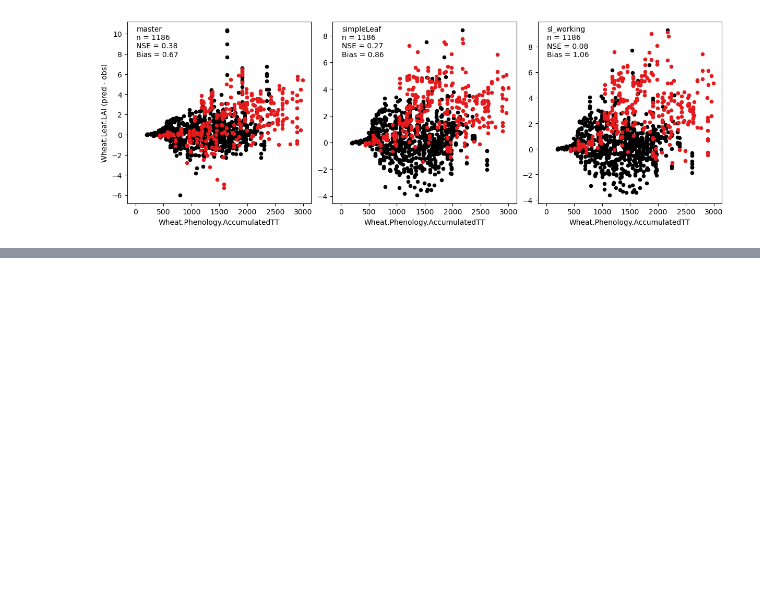
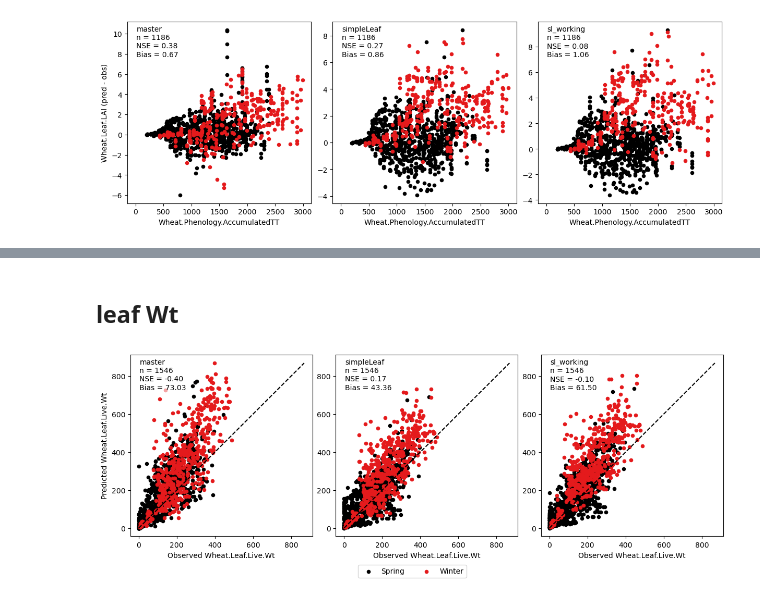
Before and after one commit to HamishBrownPFR/APSIMTools, a Jupyter notebook: Wheat Analysis/TestWheatObsPred.ipynb, the cells around one changed output, grey strips where cells are left out. Saved outputs shown, nothing was run; the diff lists cells and outputs as text; code cells hidden in the pictures; blank space fills up the shorter version.

```diff
--- a/Wheat Analysis/TestWheatObsPred.ipynb
+++ b/Wheat Analysis/TestWheatObsPred.ipynb
@@ -1816,0 +1823,6 @@ test
+# %% [markdown]
+## leaf Wt
+# %%
+plot_obs_pred_by_branch("Wheat.Leaf.Live.Wt",demark_by='DevelopmentType',leg=True)
+# %% [output]
+[figure, added]
```
Also changed, not shown: parts of 29 cells of this notebook, 1 other file.
